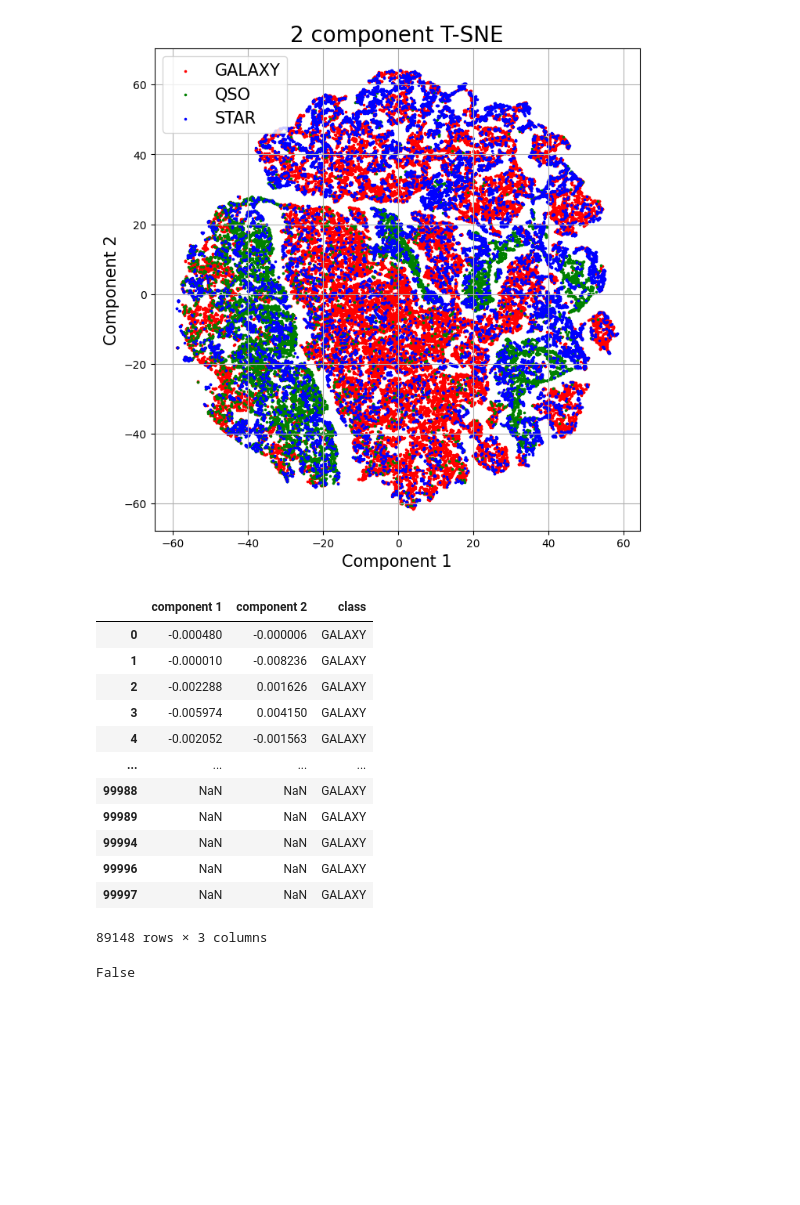
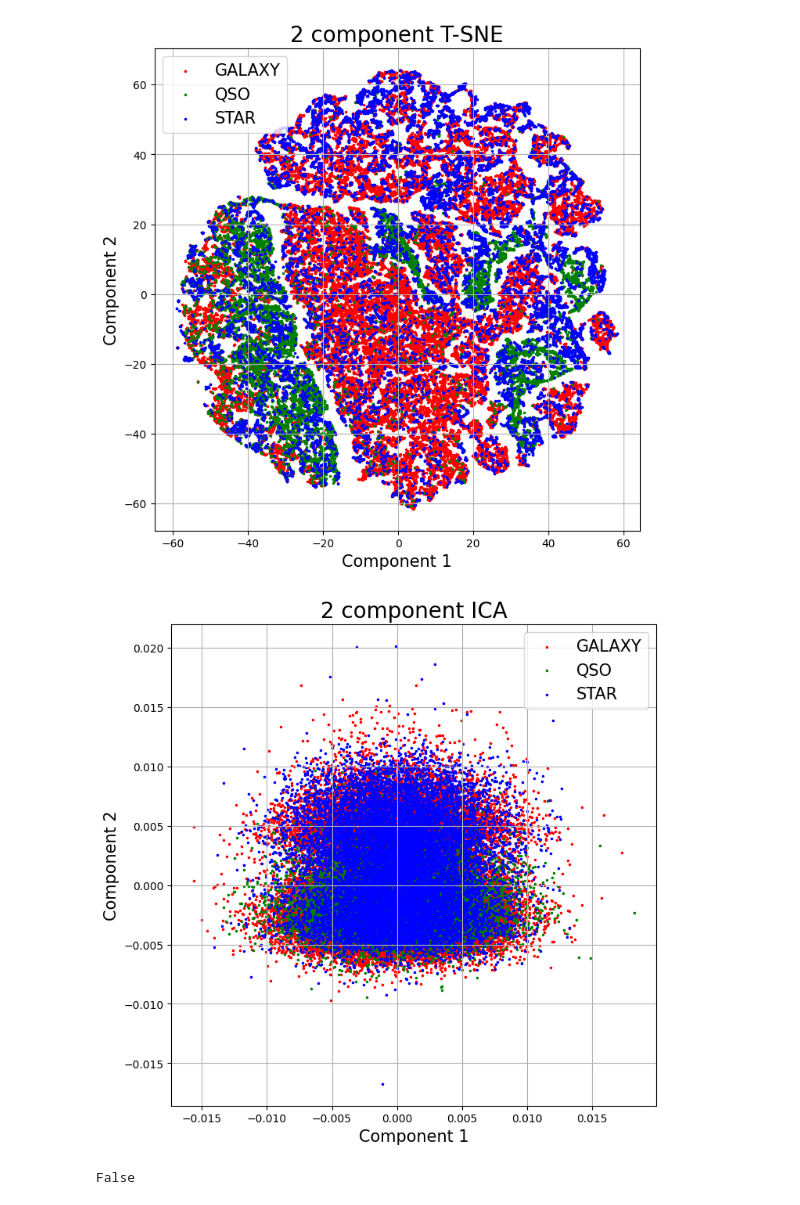
Before and after one commit to catieslaughts/IML_assignment2, a Jupyter notebook: Dimensionality.ipynb, the cells around one changed output. Saved outputs shown, nothing was run; the diff lists cells and outputs as text; code cells hidden in the pictures; blank space fills up the shorter version.

```diff
--- a/Dimensionality.ipynb
+++ b/Dimensionality.ipynb
@@ -203,27 +299,15 @@ visualise_components('T-SNE', y_train, finalTsneDf)
 # %%
 #Try ICA
 
 transformer = FastICA(n_components=2,whiten='unit-variance')
 icacomponents = transformer.fit_transform(x)
 icaDf= pd.DataFrame(data = icacomponents,columns = ['component 1', 'component 2'])
 icaDf = pd.concat([icaDf, y_train], axis = 1)
 icaDf
 
-#visualise_components('ICA', y_train, icaDf)
+visualise_components('ICA', y_train, icaDf)
 # %% [output]
-|  | component 1 | component 2 | class |
-| 0 | -0.000480 | -0.000006 | GALAXY |
-| 1 | -0.000010 | -0.008236 | GALAXY |
-| 2 | -0.002288 | 0.001626 | GALAXY |
-| 3 | -0.005974 | 0.004150 | GALAXY |
-| 4 | -0.002052 | -0.001563 | GALAXY |
-| ... | ... | ... | ... |
-| 99988 | NaN | NaN | GALAXY |
-| 99989 | NaN | NaN | GALAXY |
-| 99994 | NaN | NaN | GALAXY |
-| 99996 | NaN | NaN | GALAXY |
-| 99997 | NaN | NaN | GALAXY |
-89148 rows × 3 columns
+[figure, added]
 # %%
 # %% [output]
 False
```
Also changed, not shown: parts of 7 cells of this notebook, 4 other files.
